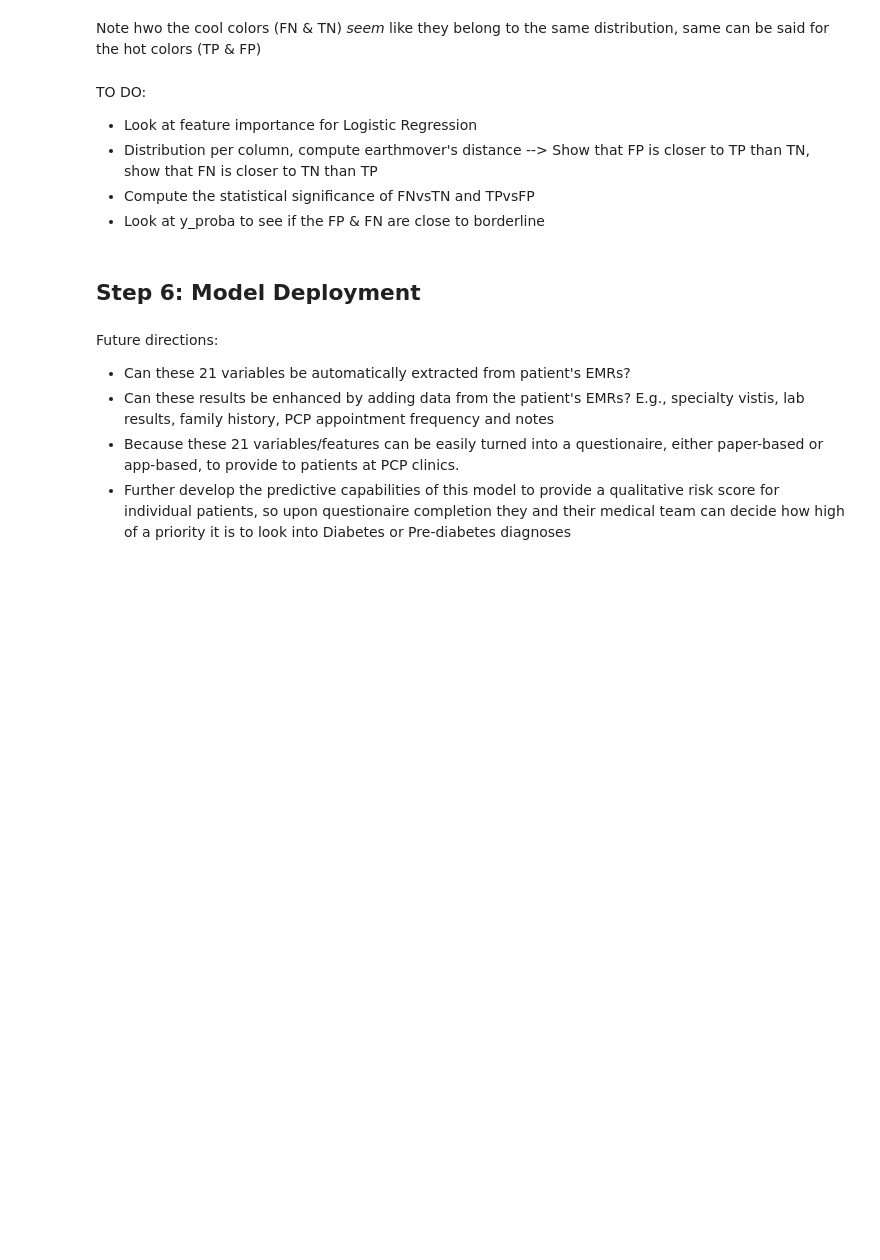
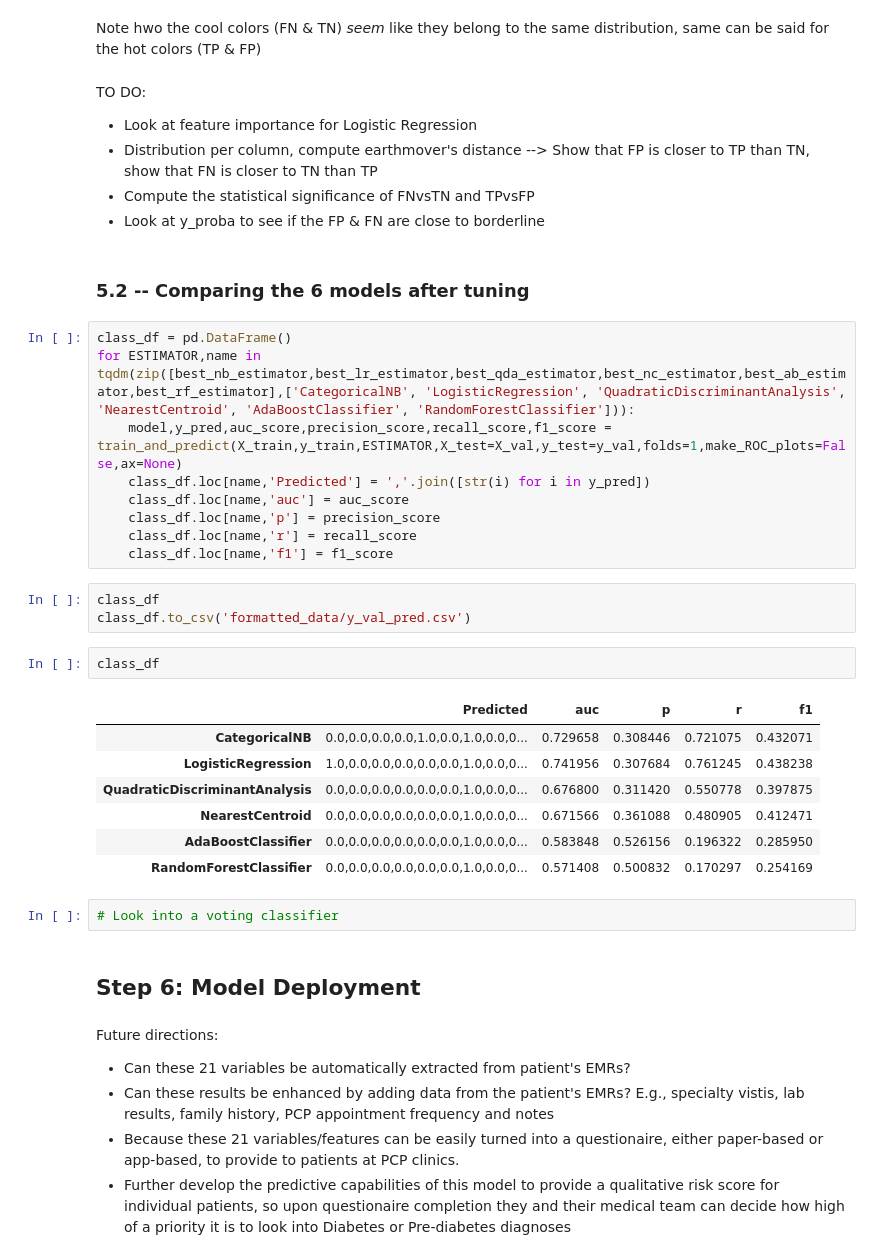
Before and after one commit to edjuaro/DiabetesMLPredictor, a Jupyter notebook: pipeline_draft.ipynb, the cells around one changed output. Drawn from its saved outputs; the diff is of its cells as text; blank space fills up the shorter version.

```diff
--- a/pipeline_draft.ipynb
+++ b/pipeline_draft.ipynb
@@ -801,6 +804,32 @@ TO DO:
 - Distribution per column, compute earthmover's distance --> Show that FP is closer to TP than TN, show that FN is closer to TN than TP
 - Compute the statistical significance of FNvsTN and TPvsFP
 - Look at y_proba to see if the FP & FN are close to borderline
+# %% [markdown]
+### 5.2 -- Comparing the 6 models after tuning
+# %%
+class_df = pd.DataFrame()
+for ESTIMATOR,name in tqdm(zip([best_nb_estimator,best_lr_estimator,best_qda_estimator,best_nc_estimator,best_ab_estimator,best_rf_estimator],['CategoricalNB', 'LogisticRegression', 'QuadraticDiscriminantAnalysis', 'NearestCentroid', 'AdaBoostClassifier', 'RandomForestClassifier'])):
+    model,y_pred,auc_score,precision_score,recall_score,f1_score = train_and_predict(X_train,y_train,ESTIMATOR,X_test=X_val,y_test=y_val,folds=1,make_ROC_plots=False,ax=None)
+    class_df.loc[name,'Predicted'] = ','.join([str(i) for i in y_pred])
+    class_df.loc[name,'auc'] = auc_score
+    class_df.loc[name,'p'] = precision_score
+    class_df.loc[name,'r'] = recall_score
+    class_df.loc[name,'f1'] = f1_score
+# %%
+class_df
+class_df.to_csv('formatted_data/y_val_pred.csv')
+# %%
+class_df
+# %% [output]
+|  | Predicted | auc | p | r | f1 |
+| CategoricalNB | 0.0,0.0,0.0,0.0,1.0,0.0,1.0,0.0,0... | 0.729658 | 0.308446 | 0.721075 | 0.432071 |
+| LogisticRegression | 1.0,0.0,0.0,0.0,0.0,0.0,1.0,0.0,0... | 0.741956 | 0.307684 | 0.761245 | 0.438238 |
+| QuadraticDiscriminantAnalysis | 0.0,0.0,0.0,0.0,0.0,0.0,1.0,0.0,0... | 0.676800 | 0.311420 | 0.550778 | 0.397875 |
+| NearestCentroid | 0.0,0.0,0.0,0.0,0.0,0.0,1.0,0.0,0... | 0.671566 | 0.361088 | 0.480905 | 0.412471 |
+| AdaBoostClassifier | 0.0,0.0,0.0,0.0,0.0,0.0,1.0,0.0,0... | 0.583848 | 0.526156 | 0.196322 | 0.285950 |
+| RandomForestClassifier | 0.0,0.0,0.0,0.0,0.0,0.0,1.0,0.0,0... | 0.571408 | 0.500832 | 0.170297 | 0.254169 |
+# %%
+# Look into a voting classifier
 # %% [markdown]
 ## Step 6: Model Deployment
 # %% [markdown]
```
Also changed, not shown: parts of 12 cells of this notebook.
